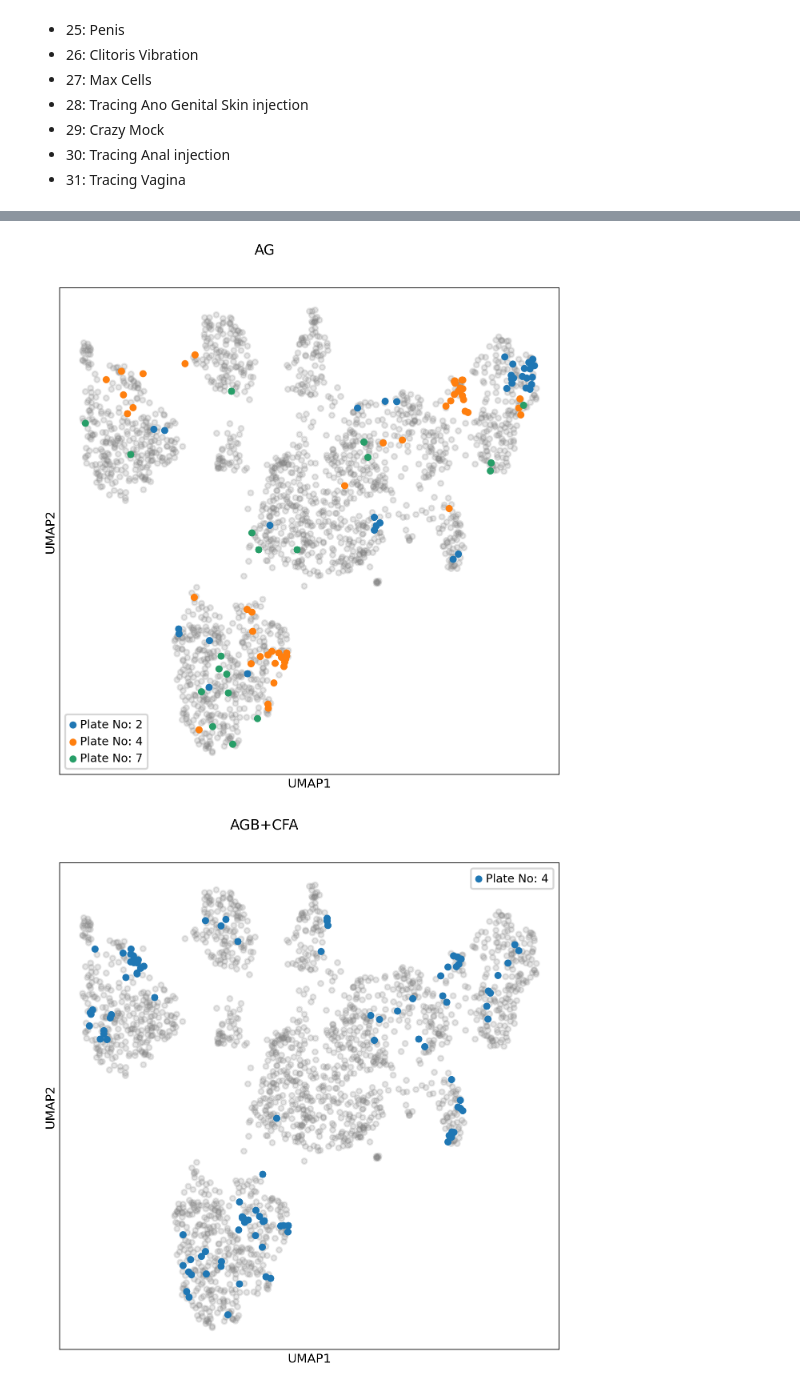
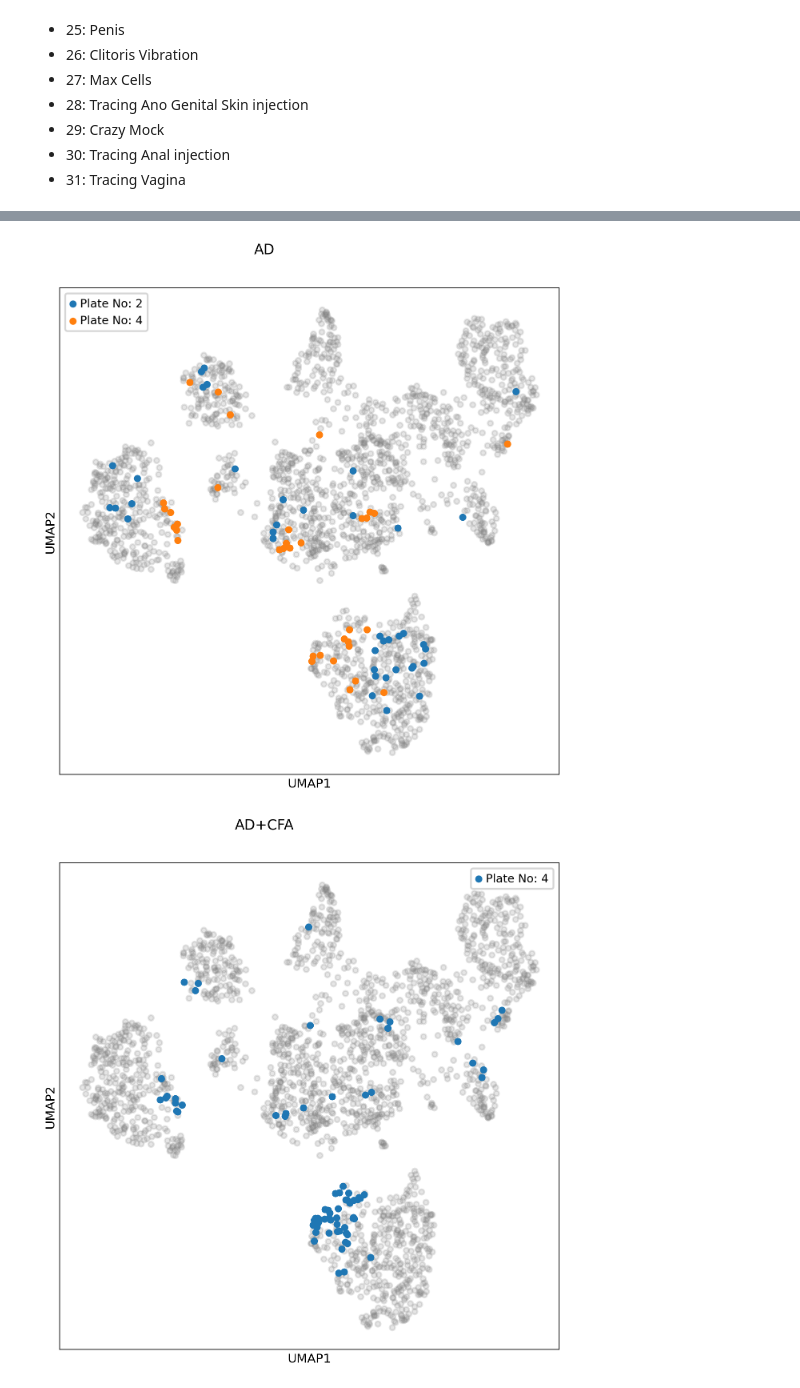
Before and after one commit to ilo21/single_cell_sequencing, a Jupyter notebook: my_new_analysis/campari_IV_stimuli.ipynb, the cells around one changed output, grey strips where cells are left out. Drawn from its saved outputs; the diff is of its cells as text; code cells hidden in the pictures.

Commit message:
Shows selected stim on control UMAP representation

```diff
--- a/my_new_analysis/campari_IV_stimuli.ipynb
+++ b/my_new_analysis/campari_IV_stimuli.ipynb
@@ -105,33 +105,33 @@ for i in range(x.shape[0]):
 # %%
 # Interesting stimuli
 stimuli_agb = [4,17,22]
 stimuli_ad = [5,16,23]
-stimuli2show = [4,17,22]
+stimuli2show = [5,16,23]
 # show each stimulus separately, distinguish between each sample(plate)
 unique_wells = list(set(plate_numbers))
 for i in range(0,len(labels)):
     if i in stimuli2show: # show only selected stimuli
         figure, axes = plt.subplots()
         axes.scatter(adata.obsm['X_umap'][:,0],adata.obsm['X_umap'][:,1],c='gray',alpha=0.2)
         # unique_wells = list(set(plate_numbers))
         stim_index = np.where(stim == i)[0]
         for well in unique_wells: # show different wells differently
             well_index = np.where(plate_numbers == well)[0]
             # select only common indexes
             index = list(set(stim_index).intersection(well_index))
             if len(index) > 0:
                 # print(f"{labels[i]}: well: {well}")
                 axes.scatter(adata.obsm['X_umap'][index,0],adata.obsm['X_umap'][index,1],label="Plate No: "+str(int(well)))
         axes.grid(False)
         axes.legend()
         figure.set_size_inches([10,10])
         figure.suptitle(labels[i], fontsize=16)
         # Hide X and Y axes tick marks
         axes.set_xticks([])
         axes.set_yticks([])
         axes.set_xlabel('UMAP1')
         axes.set_ylabel('UMAP2')
         # figure.savefig(os.path.join(figure_path, 'stimulus_'+labels[i]+'.png'))
 # %% [output]
-[figure, old version]
+[figure, new version]
-[figure, old version]
+[figure, new version]
```
Also changed, not shown: parts of 3 cells of this notebook, 2 other files.
